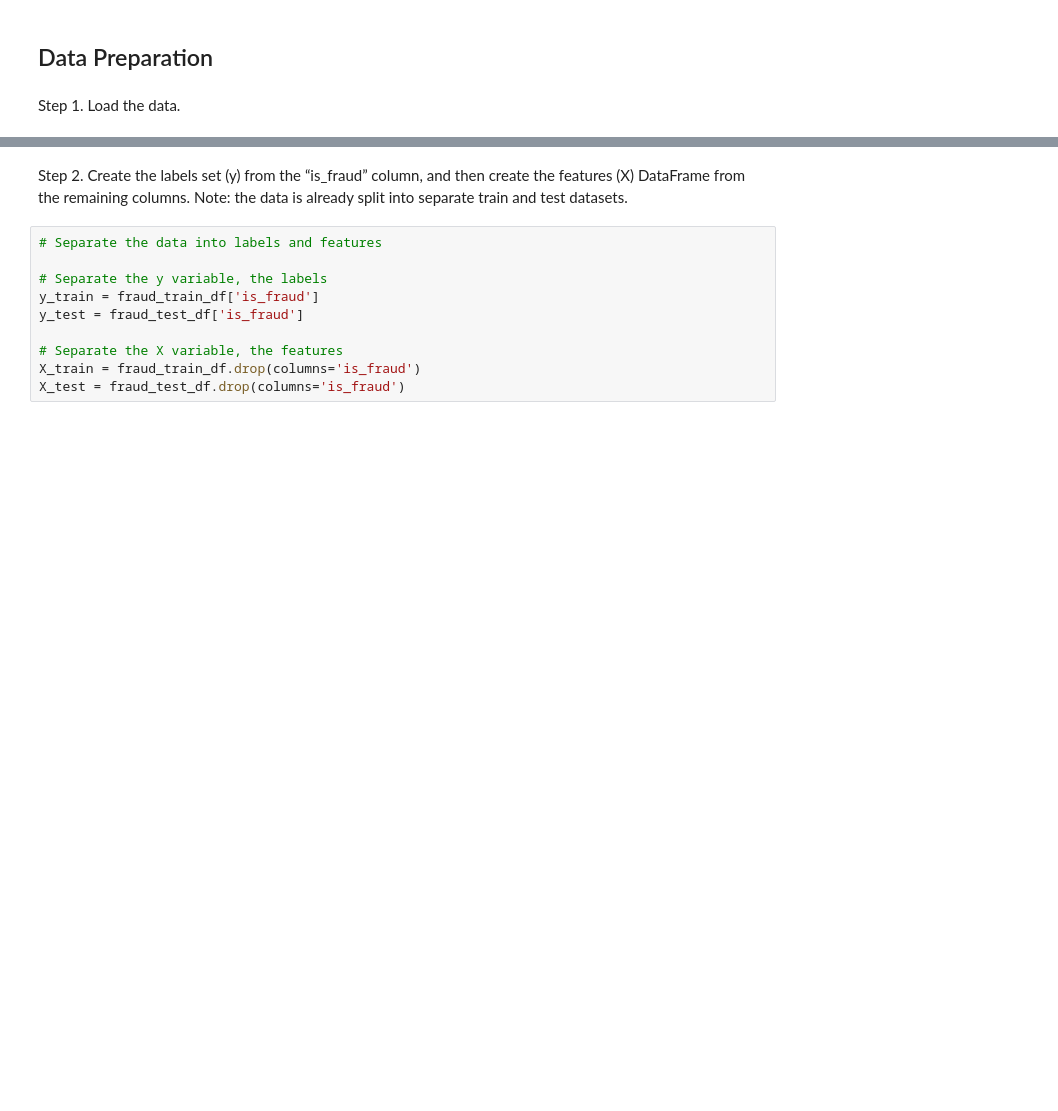
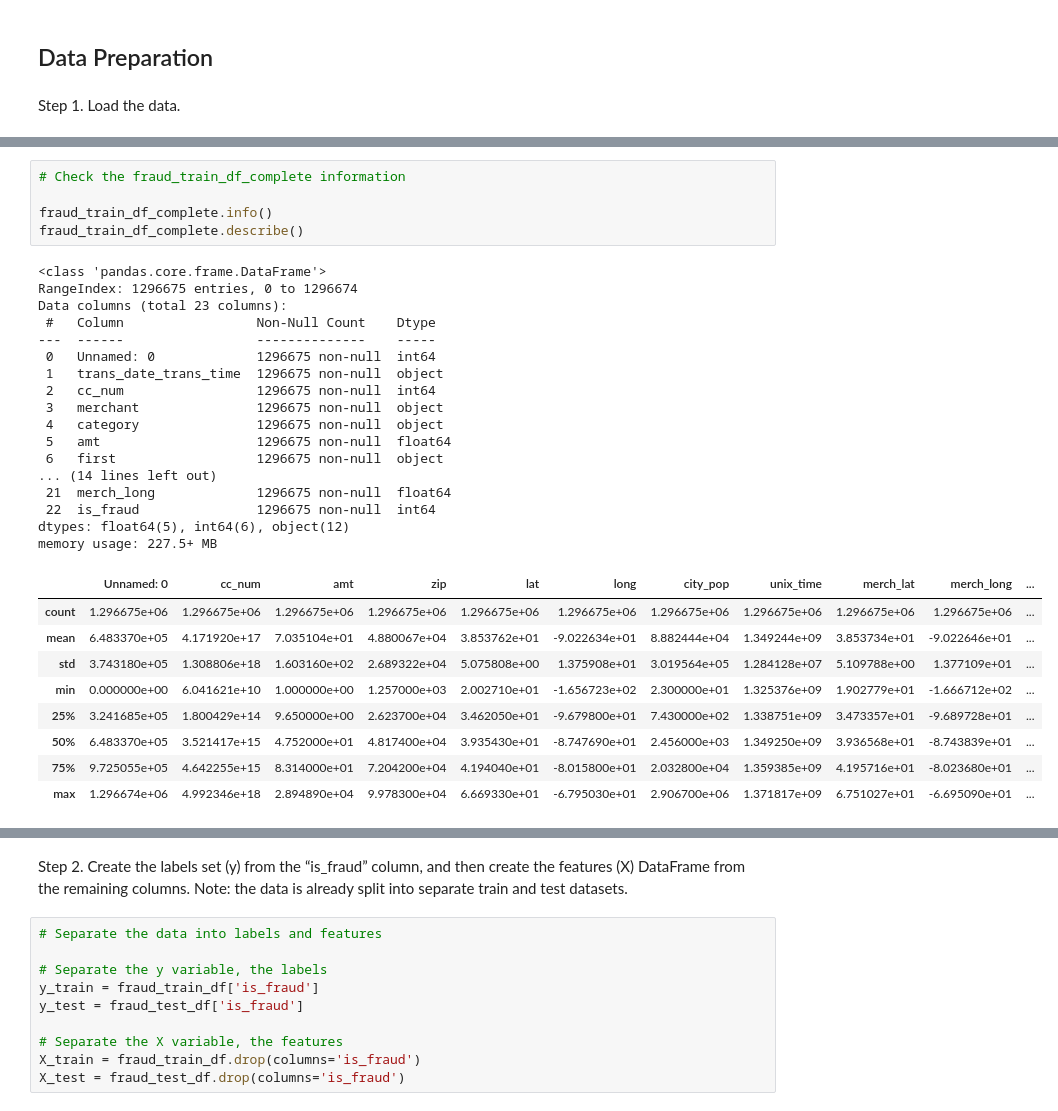
Before and after one commit to Jelterich/Project_4, a Jupyter notebook: ccfraud_model.ipynb, the cells around one changed output, grey strips where cells are left out. Cells and saved outputs as stored; diff of their text form; blank space fills up the shorter version.

```diff
--- a/ccfraud_model.ipynb
+++ b/ccfraud_model.ipynb
@@ -43,0 +81,32 @@ Extracting files...
+# %%
+# Check the fraud_train_df_complete information
+
+fraud_train_df_complete.info()
+fraud_train_df_complete.describe()
+# %% [output]
+<class 'pandas.core.frame.DataFrame'>
+RangeIndex: 1296675 entries, 0 to 1296674
+Data columns (total 23 columns):
+ #   Column                 Non-Null Count    Dtype
+---  ------                 --------------    -----
+ 0   Unnamed: 0             1296675 non-null  int64
+ 1   trans_date_trans_time  1296675 non-null  object
+ 2   cc_num                 1296675 non-null  int64
+ 3   merchant               1296675 non-null  object
+ 4   category               1296675 non-null  object
+ 5   amt                    1296675 non-null  float64
+ 6   first                  1296675 non-null  object
+... (14 lines left out)
+ 21  merch_long             1296675 non-null  float64
+ 22  is_fraud               1296675 non-null  int64
+dtypes: float64(5), int64(6), object(12)
+memory usage: 227.5+ MB
+|  | Unnamed: 0 | cc_num | amt | zip | lat | long | city_pop | unix_time | merch_lat | merch_long | ... |
+| count | 1.296675e+06 | 1.296675e+06 | 1.296675e+06 | 1.296675e+06 | 1.296675e+06 | 1.296675e+06 | 1.296675e+06 | 1.296675e+06 | 1.296675e+06 | 1.296675e+06 | ... |
+| mean | 6.483370e+05 | 4.171920e+17 | 7.035104e+01 | 4.880067e+04 | 3.853762e+01 | -9.022634e+01 | 8.882444e+04 | 1.349244e+09 | 3.853734e+01 | -9.022646e+01 | ... |
+| std | 3.743180e+05 | 1.308806e+18 | 1.603160e+02 | 2.689322e+04 | 5.075808e+00 | 1.375908e+01 | 3.019564e+05 | 1.284128e+07 | 5.109788e+00 | 1.377109e+01 | ... |
+| min | 0.000000e+00 | 6.041621e+10 | 1.000000e+00 | 1.257000e+03 | 2.002710e+01 | -1.656723e+02 | 2.300000e+01 | 1.325376e+09 | 1.902779e+01 | -1.666712e+02 | ... |
+| 25% | 3.241685e+05 | 1.800429e+14 | 9.650000e+00 | 2.623700e+04 | 3.462050e+01 | -9.679800e+01 | 7.430000e+02 | 1.338751e+09 | 3.473357e+01 | -9.689728e+01 | ... |
+| 50% | 6.483370e+05 | 3.521417e+15 | 4.752000e+01 | 4.817400e+04 | 3.935430e+01 | -8.747690e+01 | 2.456000e+03 | 1.349250e+09 | 3.936568e+01 | -8.743839e+01 | ... |
+| 75% | 9.725055e+05 | 4.642255e+15 | 8.314000e+01 | 7.204200e+04 | 4.194040e+01 | -8.015800e+01 | 2.032800e+04 | 1.359385e+09 | 4.195716e+01 | -8.023680e+01 | ... |
+| max | 1.296674e+06 | 4.992346e+18 | 2.894890e+04 | 9.978300e+04 | 6.669330e+01 | -6.795030e+01 | 2.906700e+06 | 1.371817e+09 | 6.751027e+01 | -6.695090e+01 | ... |
```
Also changed, not shown: parts of 13 cells of this notebook, 1 other file.
